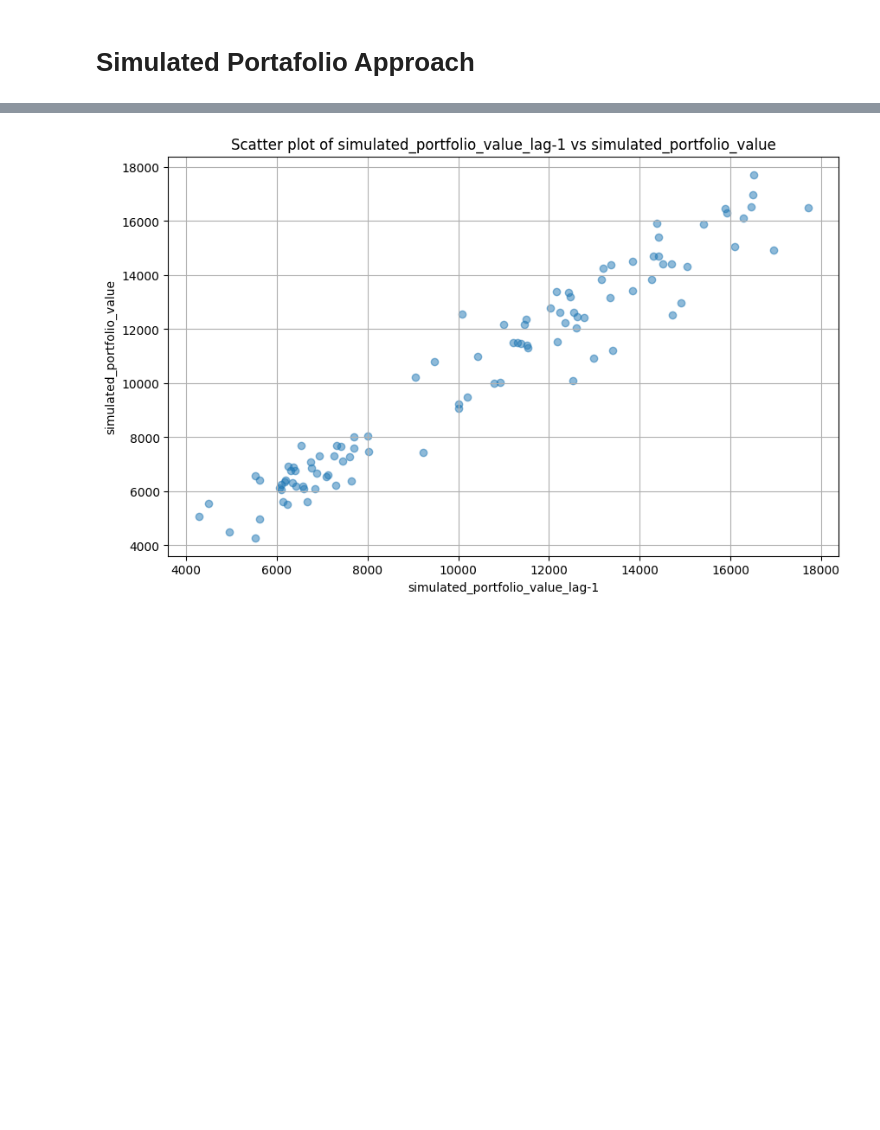
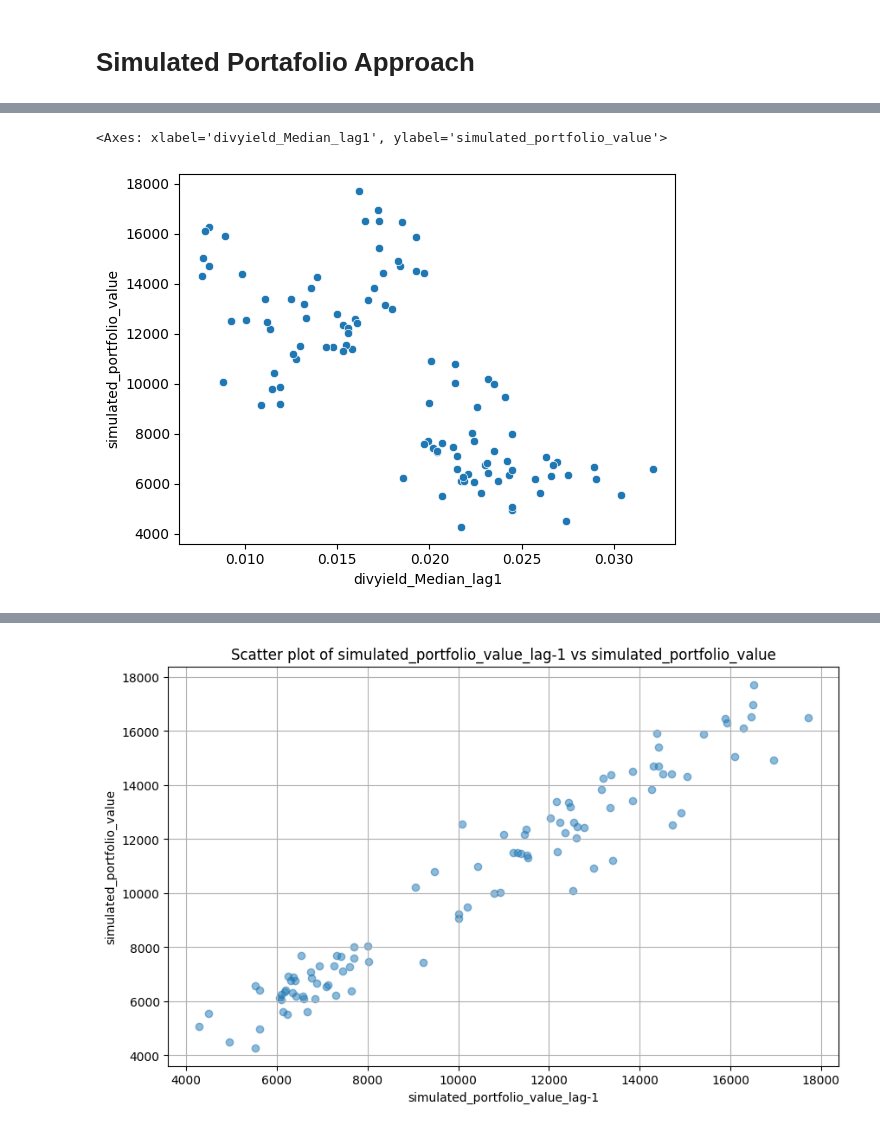
Before and after one commit to Marcello1099/uva-msc-ds-thesis, a Jupyter notebook: eda_energy.ipynb, the cells around one changed output, grey strips where cells are left out. Saved outputs shown, nothing was run; the diff lists cells and outputs as text; code cells hidden in the pictures; blank space fills up the shorter version.

```diff
--- a/eda_energy.ipynb
+++ b/eda_energy.ipynb
@@ -351,3 +395,8 @@ Root Mean Squared Error: 1157.860735002003
+# %%
+sns.scatterplot(data=lagged_df, x='divyield_Median_lag1', y='simulated_portfolio_value')
+# %% [output]
+<Axes: xlabel='divyield_Median_lag1', ylabel='simulated_portfolio_value'>
+[figure, added]
 # %%
 # Convert the predictions to a flat array
 y_pred_flat = np.array(y_pred).flatten()
```
Also changed, not shown: parts of 13 cells of this notebook, 3 other files.
